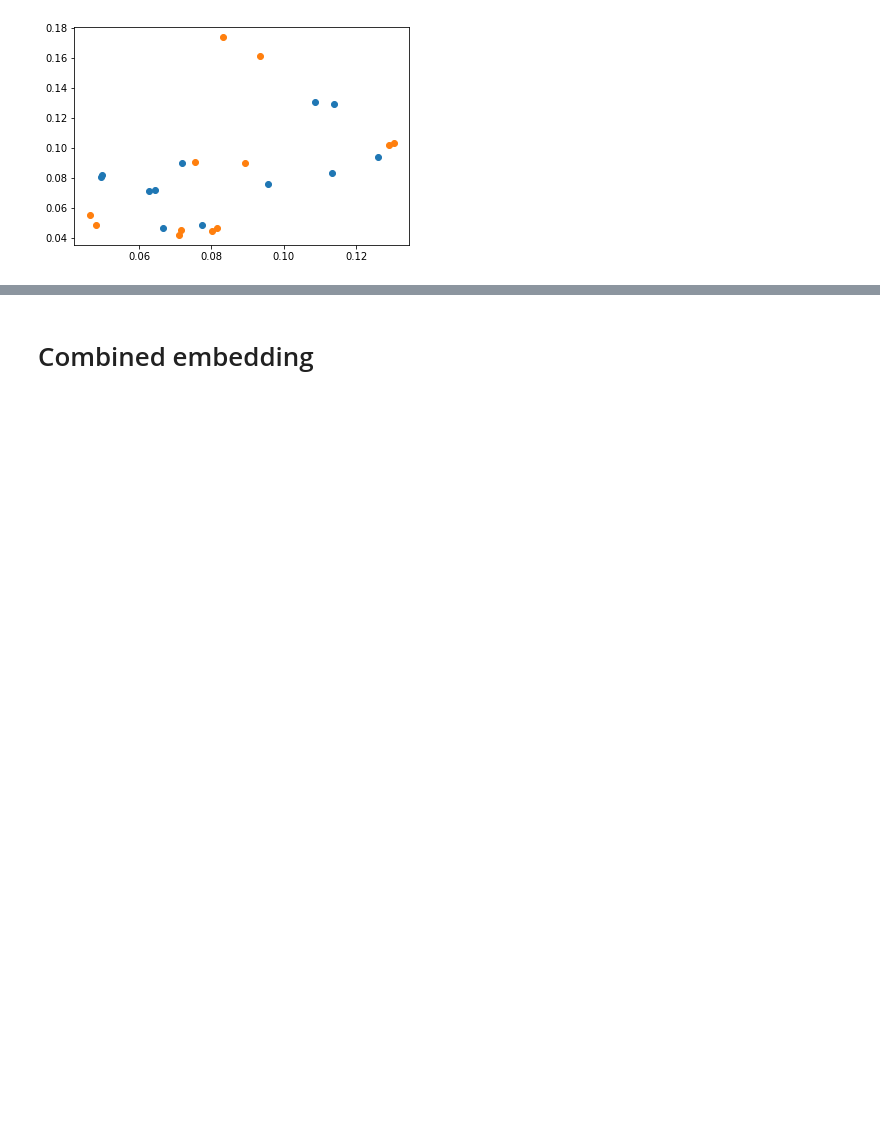
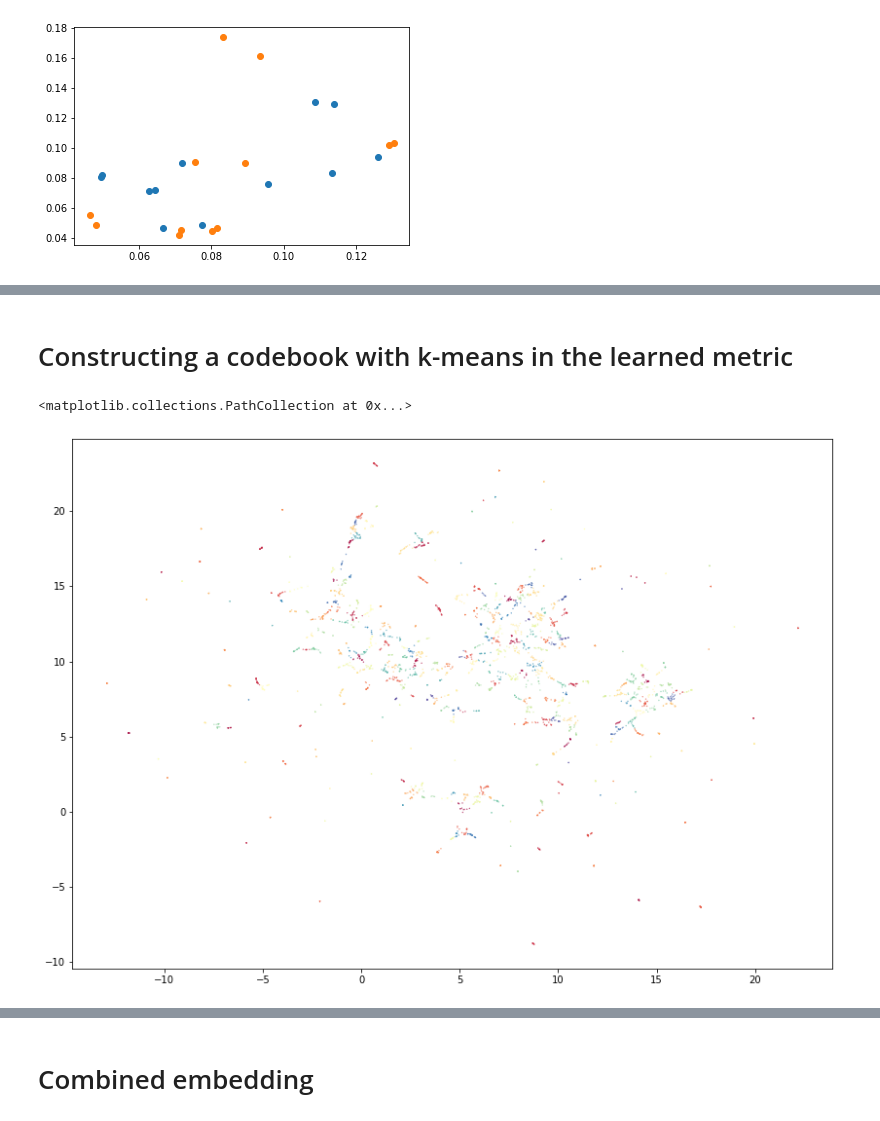
Before and after one commit to rikvegter/handwriting_recognition, a Jupyter notebook: style/scripts/classify.ipynb, the cells around one changed output, grey strips where cells are left out. Saved outputs shown, nothing was run; the diff lists cells and outputs as text; code cells hidden in the pictures; blank space fills up the shorter version.

```diff
--- a/style/scripts/classify.ipynb
+++ b/style/scripts/classify.ipynb
@@ -108,6 +111,6 @@ plt.show()
 # %%
 from sklearn.neighbors import KNeighborsClassifier
-fraglet_style_knn = KNeighborsClassifier(n_neighbors=4)
+fraglet_style_knn = KNeighborsClassifier(n_neighbors=3)
 fraglet_style_knn.fit(train_embedding, train_ds.style_label)
 style_pred = fraglet_style_knn.predict(test_embedding)
 print("Style prediction accuracy:", fraglet_style_knn.score(test_embedding, test_ds.style_label))
@@ -230,0 +198,2 @@ for i in range(0, 1000, 100):
+# %% [markdown]
+# Constructing a codebook with k-means in the learned metric
@@ -230,0 +202,9 @@ for i in range(0, 1000, 100):
+# %%
+codebook_kmeans = cluster.KMeans(n_clusters=300)
+codebook_labels = codebook_kmeans.fit_predict(train_embedding)
+# %%
+fig, ax = plt.subplots(1, figsize=(14, 10))
+plt.scatter(train_embedding[:, 0], train_embedding[:, 1], c=codebook_labels, s=0.1, cmap='Spectral')
+# %% [output]
+<matplotlib.collections.PathCollection at 0x...>
+[figure, added]
```
Also changed, not shown: parts of 21 cells of this notebook.
